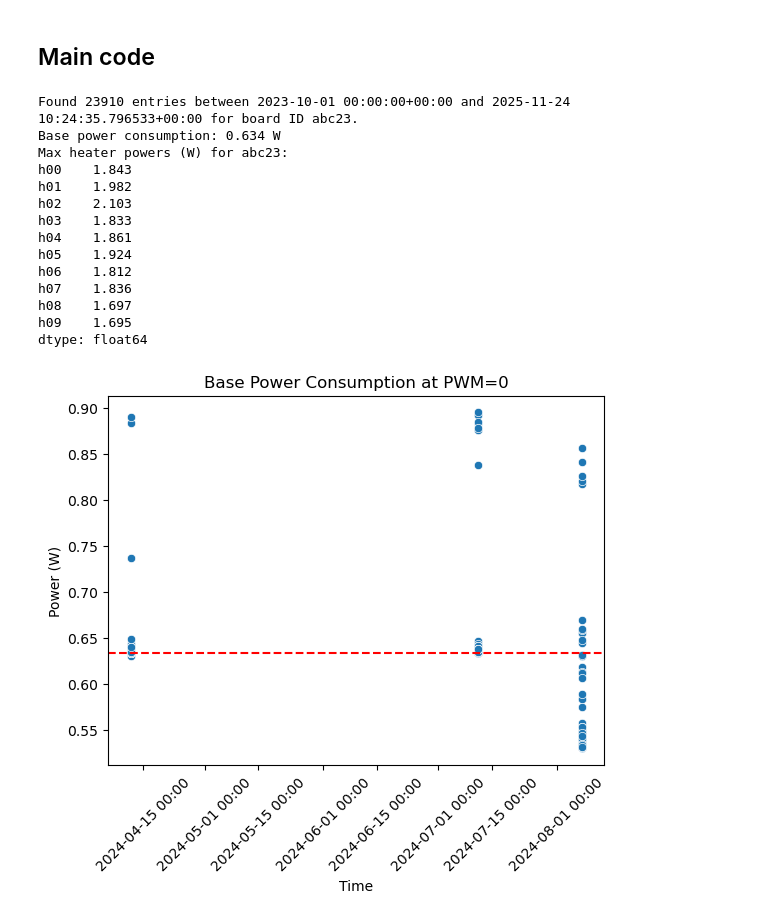
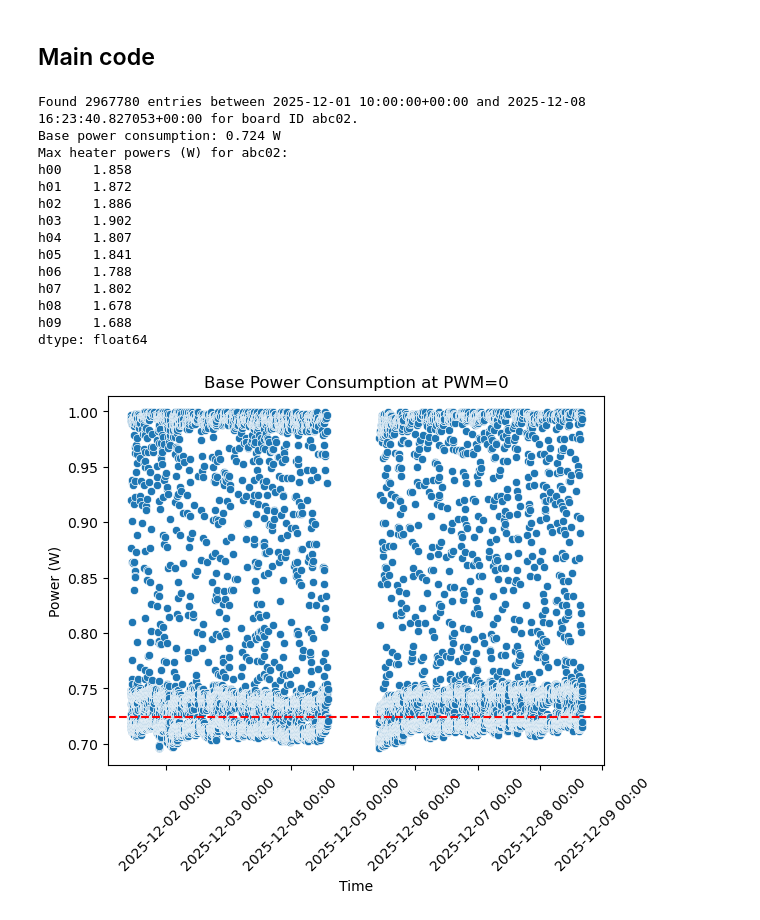
Before and after one commit to epfl-mobots/ABCCalibration, a Jupyter notebook: CalibrationFilesGenerator.ipynb, the cells around one changed output. Cells and saved outputs as stored; diff of their text form; code cells hidden in the pictures.

```diff
--- a/CalibrationFilesGenerator.ipynb
+++ b/CalibrationFilesGenerator.ipynb
@@ -9,14 +9,14 @@ from libcal import getUUIDFromBoardID, frameBasePower, findMaxHtrPowers
 # %% [markdown]
 ## Configuration
 # %%
-board_id = "abc23"
+board_id = "abc02"
 # %% [markdown]
 ## Main code
 # %%
-first_dt = pd.Timestamp("2023-10-01T00:00:00Z")
+first_dt = pd.Timestamp("2025-12-01T10:00:00Z")
 last_dt = pd.Timestamp.now(tz=pd.Timestamp.utcnow().tz)
-res = 10 # resolution in seconds.
-bucket = "abc_testing"
+res = 3 # resolution in seconds.
+bucket = "a_sensing"
 
 mcu_uuid = getUUIDFromBoardID(board_id)
 if mcu_uuid is None:
@@ -38,44 +38,44 @@ print(f"Max heater powers (W) for {board_id}:")
 print(max_htr_powers)
 
 # Save the pd.Series as a new line to a CSV file
 csv_file = "max_pwm_powers.csv"
 df = max_htr_powers.to_frame().T
 df.insert(0, "board_id", board_id)
 df.loc[0, "base"] = base_power
 
 # If file does not exist, create it and write header
 try:
     with open(csv_file, 'x') as f:
         df.to_csv(f, index=False)
 except FileExistsError:
     # If file exists, append without writing the header
     with open(csv_file, 'a') as f:
         # If a line starts with the same board_id, we want to update it instead of appending.
         existing_df = pd.read_csv(csv_file)
         if not ((existing_df['board_id'] == board_id).any()):
             df.to_csv(f, index=False, header=False)
         else:
             # If the board_id exists, update the existing row
             existing_df.loc[existing_df['board_id'] == board_id, df.columns] = df.values
             # Order based on board_id column
             existing_df = existing_df.sort_values(by='board_id')
             # Rewrite the entire file
             f.seek(0)
             f.truncate()
             existing_df.to_csv(f, index=False)
 # %% [output]
-Found 23910 entries between 2023-10-01 00:00:00+00:00 and 2025-11-24 10:24:35.796533+00:00 for board ID abc23.
-Base power consumption: 0.634 W
-Max heater powers (W) for abc23:
-h00    1.843
-h01    1.982
-h02    2.103
-h03    1.833
-h04    1.861
-h05    1.924
-h06    1.812
-h07    1.836
-h08    1.697
-h09    1.695
+Found 2967780 entries between 2025-12-01 10:00:00+00:00 and 2025-12-08 16:23:40.827053+00:00 for board ID abc02.
+Base power consumption: 0.724 W
+Max heater powers (W) for abc02:
+h00    1.858
+h01    1.872
+h02    1.886
+h03    1.902
+h04    1.807
+h05    1.841
+h06    1.788
+h07    1.802
+h08    1.678
+h09    1.688
 dtype: float64
-[figure, old version]
+[figure, new version]
```
Also changed, not shown: parts of 1 cell of this notebook, 2 other files.
